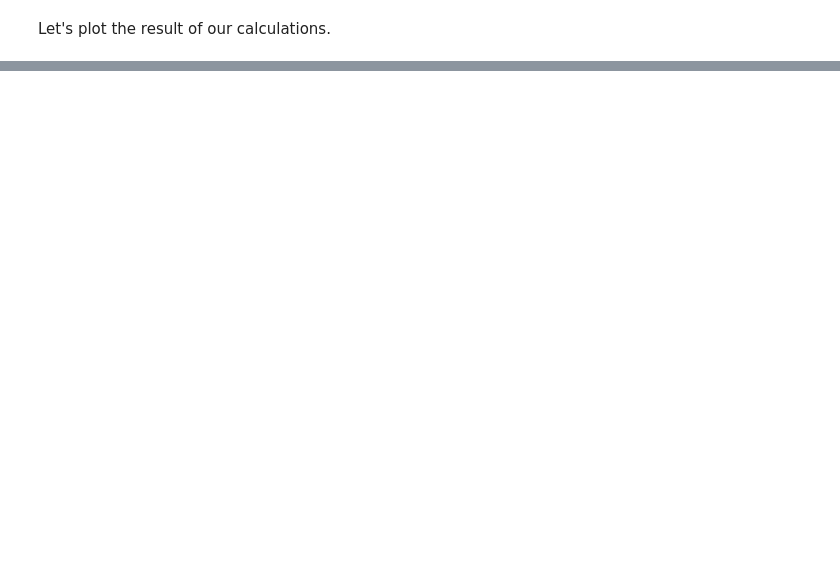
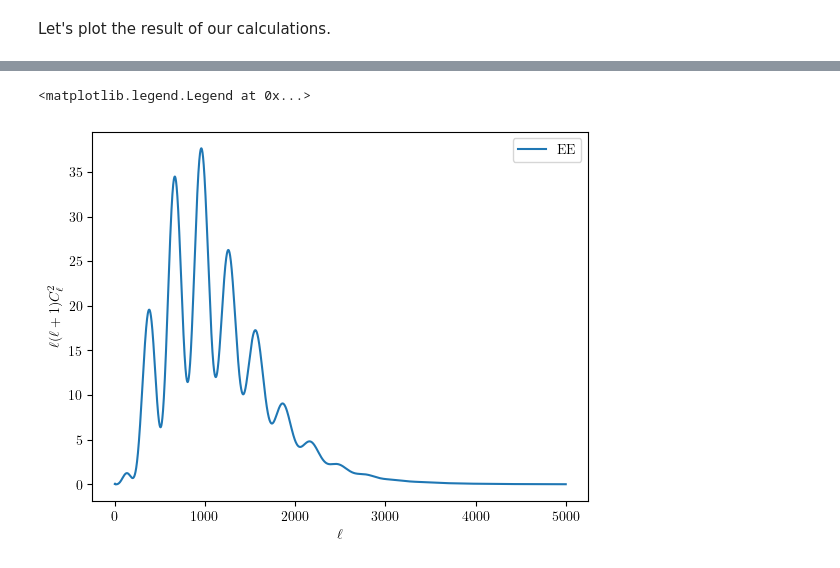
Before and after one commit to CosmologicalEmulators/pycapse, a Jupyter notebook: notebooks/example.ipynb, the cells around one changed output, grey strips where cells are left out. Cells and saved outputs as stored; diff of their text form; code cells hidden in the pictures; blank space fills up the shorter version.

```diff
--- a/notebooks/example.ipynb
+++ b/notebooks/example.ipynb
@@ -110,6 +94,9 @@ plt.legend()
 # %%
-plt.plot(lgrid_ee, lgrid_ee*(lgrid_ee+1)*test_EE, label = "EE")
+plt.plot(l, test_EE, label = "EE")
 plt.xlabel(r'$\ell$')
 plt.ylabel(r'$\ell(\ell+1)C_\ell^2$')
 plt.legend()
+# %% [output]
+<matplotlib.legend.Legend at 0x...>
+[figure, added]
 # %%
```
Also changed, not shown: parts of 18 cells of this notebook.
